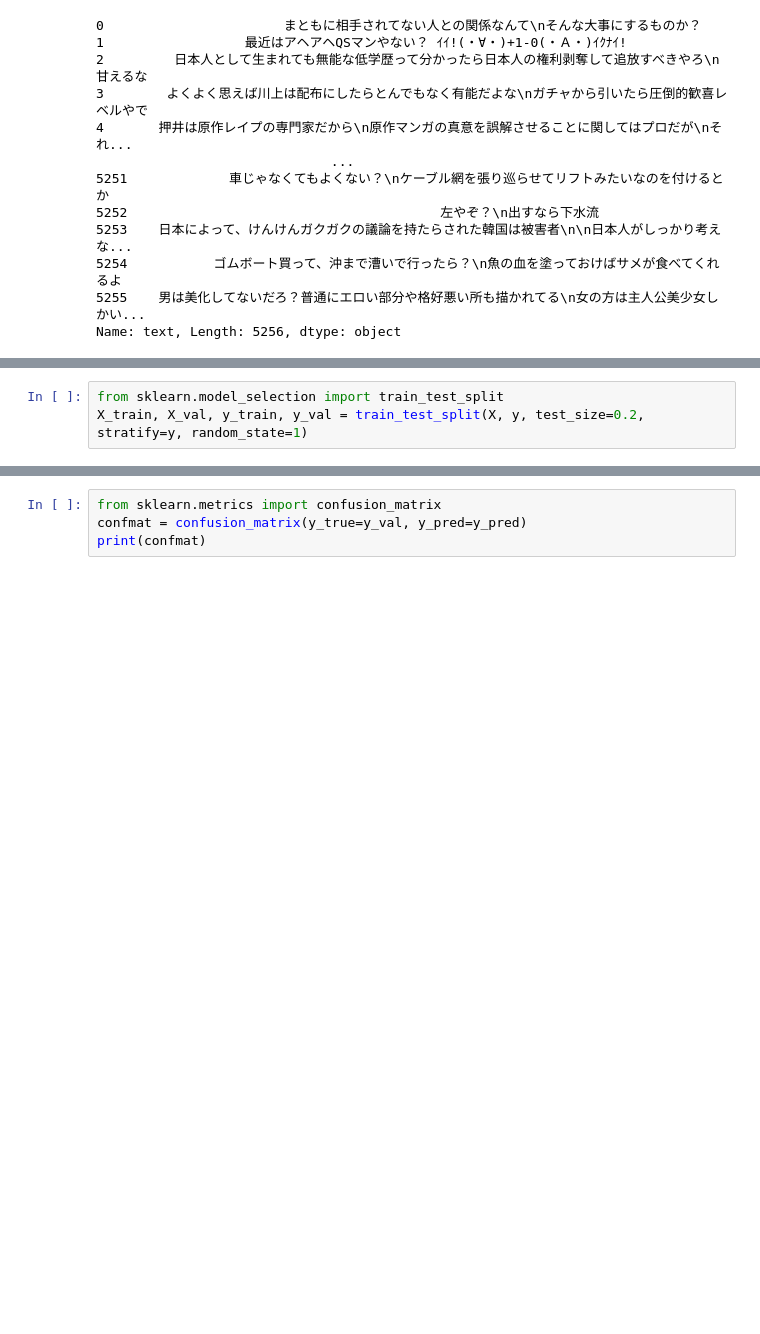
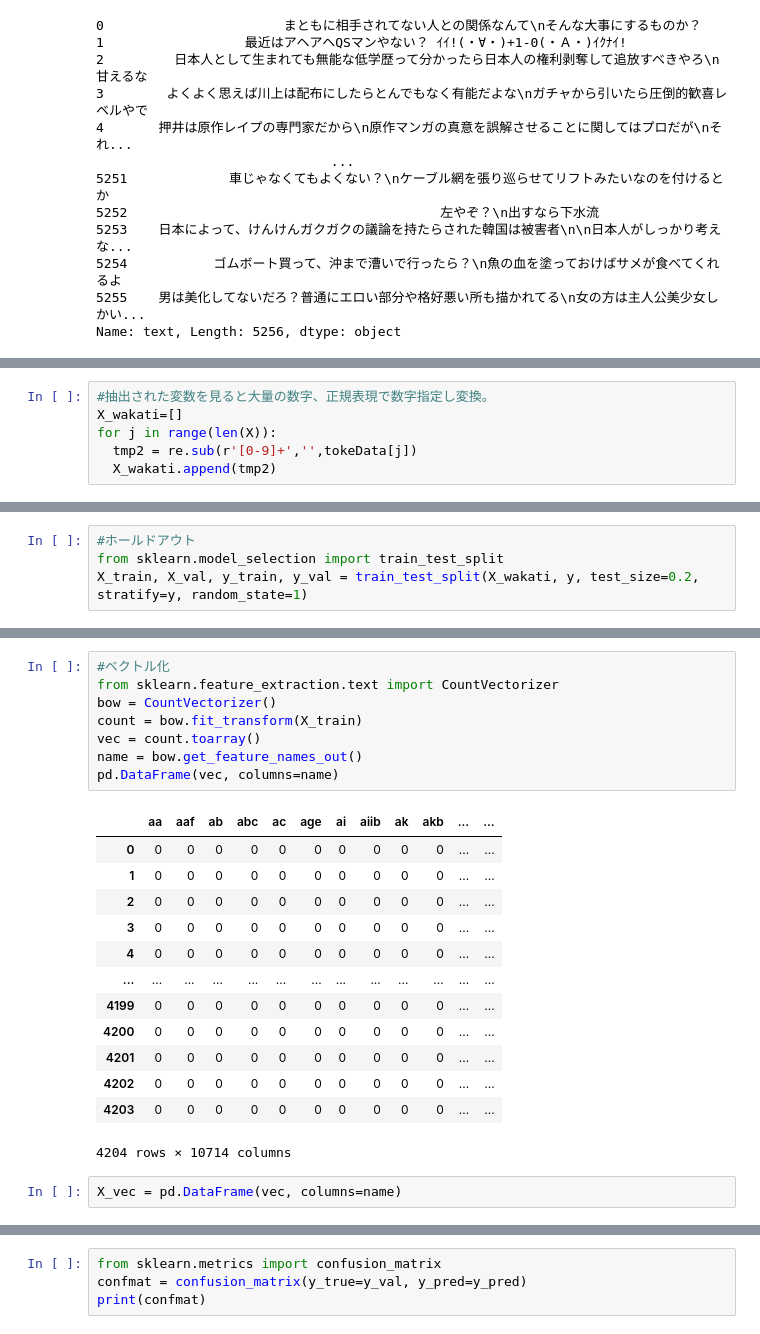
Before and after one commit to rallyfranky/my-first-repo, a Jupyter notebook: hate_speech_competition.ipynb, the cells around one changed output, grey strips where cells are left out. Cells and saved outputs as stored; diff of their text form; blank space fills up the shorter version.

```diff
--- a/hate_speech_competition.ipynb
+++ b/hate_speech_competition.ipynb
@@ -97,0 +75,6 @@ train.info()
+# %%
+#抽出された変数を見ると大量の数字、正規表現で数字指定し変換。
+X_wakati=[]
+for j in range(len(X)):
+  tmp2 = re.sub(r'[0-9]+','',tokeData[j])
+  X_wakati.append(tmp2)
@@ -98,3 +101,4 @@ train.info()
 # %%
+#ホールドアウト
 from sklearn.model_selection import train_test_split
-X_train, X_val, y_train, y_val = train_test_split(X, y, test_size=0.2, stratify=y, random_state=1)
+X_train, X_val, y_train, y_val = train_test_split(X_wakati, y, test_size=0.2, stratify=y, random_state=1)
@@ -107 +125,25 @@ print(X_train_vec[1])
+# %%
+#ベクトル化
+from sklearn.feature_extraction.text import CountVectorizer
+bow = CountVectorizer()
+count = bow.fit_transform(X_train)
+vec = count.toarray()
+name = bow.get_feature_names_out()
+pd.DataFrame(vec, columns=name)
+# %% [output]
+|  | aa | aaf | ab | abc | ac | age | ai | aiib | ak | akb | ... | ... |
+| 0 | 0 | 0 | 0 | 0 | 0 | 0 | 0 | 0 | 0 | 0 | ... | ... |
+| 1 | 0 | 0 | 0 | 0 | 0 | 0 | 0 | 0 | 0 | 0 | ... | ... |
+| 2 | 0 | 0 | 0 | 0 | 0 | 0 | 0 | 0 | 0 | 0 | ... | ... |
+| 3 | 0 | 0 | 0 | 0 | 0 | 0 | 0 | 0 | 0 | 0 | ... | ... |
+| 4 | 0 | 0 | 0 | 0 | 0 | 0 | 0 | 0 | 0 | 0 | ... | ... |
+| ... | ... | ... | ... | ... | ... | ... | ... | ... | ... | ... | ... | ... |
+| 4199 | 0 | 0 | 0 | 0 | 0 | 0 | 0 | 0 | 0 | 0 | ... | ... |
+| 4200 | 0 | 0 | 0 | 0 | 0 | 0 | 0 | 0 | 0 | 0 | ... | ... |
+| 4201 | 0 | 0 | 0 | 0 | 0 | 0 | 0 | 0 | 0 | 0 | ... | ... |
+| 4202 | 0 | 0 | 0 | 0 | 0 | 0 | 0 | 0 | 0 | 0 | ... | ... |
+| 4203 | 0 | 0 | 0 | 0 | 0 | 0 | 0 | 0 | 0 | 0 | ... | ... |
+4204 rows × 10714 columns
+# %%
+X_vec = pd.DataFrame(vec, columns=name)
 # %%
```
Also changed, not shown: parts of 26 cells of this notebook.
